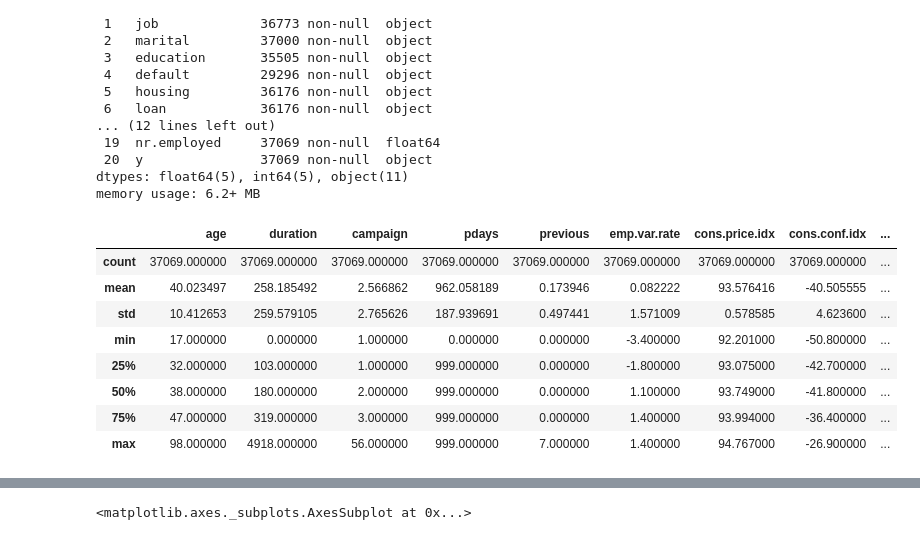
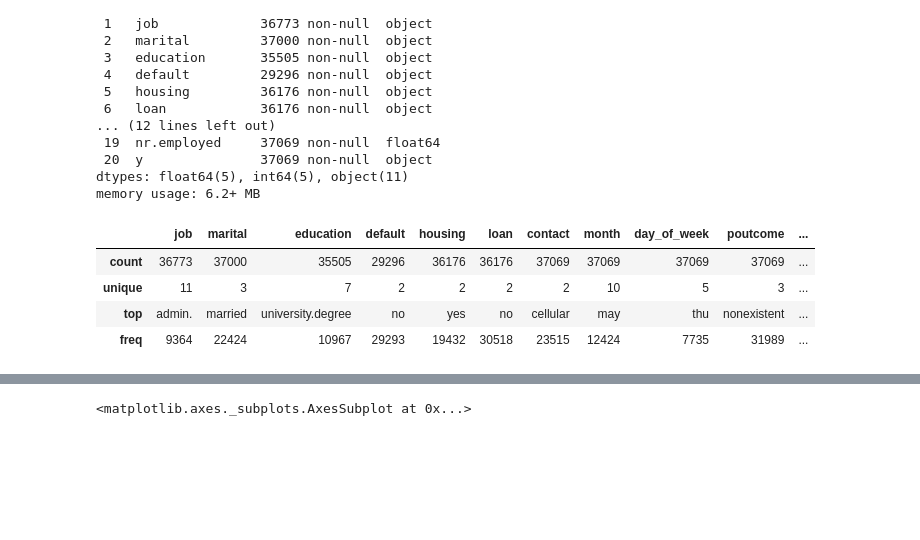
Before and after one commit to a2cds/ocean-python, a Jupyter notebook: ciencia_de_dados.ipynb, the cells around one changed output, grey strips where cells are left out. Drawn from its saved outputs; the diff is of its cells as text; code cells hidden in the pictures; blank space fills up the shorter version.

```diff
--- a/ciencia_de_dados.ipynb
+++ b/ciencia_de_dados.ipynb
@@ -40,14 +40,10 @@ Data columns (total 21 columns):
 dtypes: float64(5), int64(5), object(11)
 memory usage: 6.2+ MB
 # %%
-df.describe()
+df.describe(include='object')
 # %% [output]
-|  | age | duration | campaign | pdays | previous | emp.var.rate | cons.price.idx | cons.conf.idx | ... |
-| count | 37069.000000 | 37069.000000 | 37069.000000 | 37069.000000 | 37069.000000 | 37069.000000 | 37069.000000 | 37069.000000 | ... |
-| mean | 40.023497 | 258.185492 | 2.566862 | 962.058189 | 0.173946 | 0.082222 | 93.576416 | -40.505555 | ... |
-| std | 10.412653 | 259.579105 | 2.765626 | 187.939691 | 0.497441 | 1.571009 | 0.578585 | 4.623600 | ... |
-| min | 17.000000 | 0.000000 | 1.000000 | 0.000000 | 0.000000 | -3.400000 | 92.201000 | -50.800000 | ... |
-| 25% | 32.000000 | 103.000000 | 1.000000 | 999.000000 | 0.000000 | -1.800000 | 93.075000 | -42.700000 | ... |
-| 50% | 38.000000 | 180.000000 | 2.000000 | 999.000000 | 0.000000 | 1.100000 | 93.749000 | -41.800000 | ... |
-| 75% | 47.000000 | 319.000000 | 3.000000 | 999.000000 | 0.000000 | 1.400000 | 93.994000 | -36.400000 | ... |
-| max | 98.000000 | 4918.000000 | 56.000000 | 999.000000 | 7.000000 | 1.400000 | 94.767000 | -26.900000 | ... |
+|  | job | marital | education | default | housing | loan | contact | month | day_of_week | poutcome | ... |
+| count | 36773 | 37000 | 35505 | 29296 | 36176 | 36176 | 37069 | 37069 | 37069 | 37069 | ... |
+| unique | 11 | 3 | 7 | 2 | 2 | 2 | 2 | 10 | 5 | 3 | ... |
+| top | admin. | married | university.degree | no | yes | no | cellular | may | thu | nonexistent | ... |
+| freq | 9364 | 22424 | 10967 | 29293 | 19432 | 30518 | 23515 | 12424 | 7735 | 31989 | ... |
```
Also changed, not shown: parts of 2 cells of this notebook.
